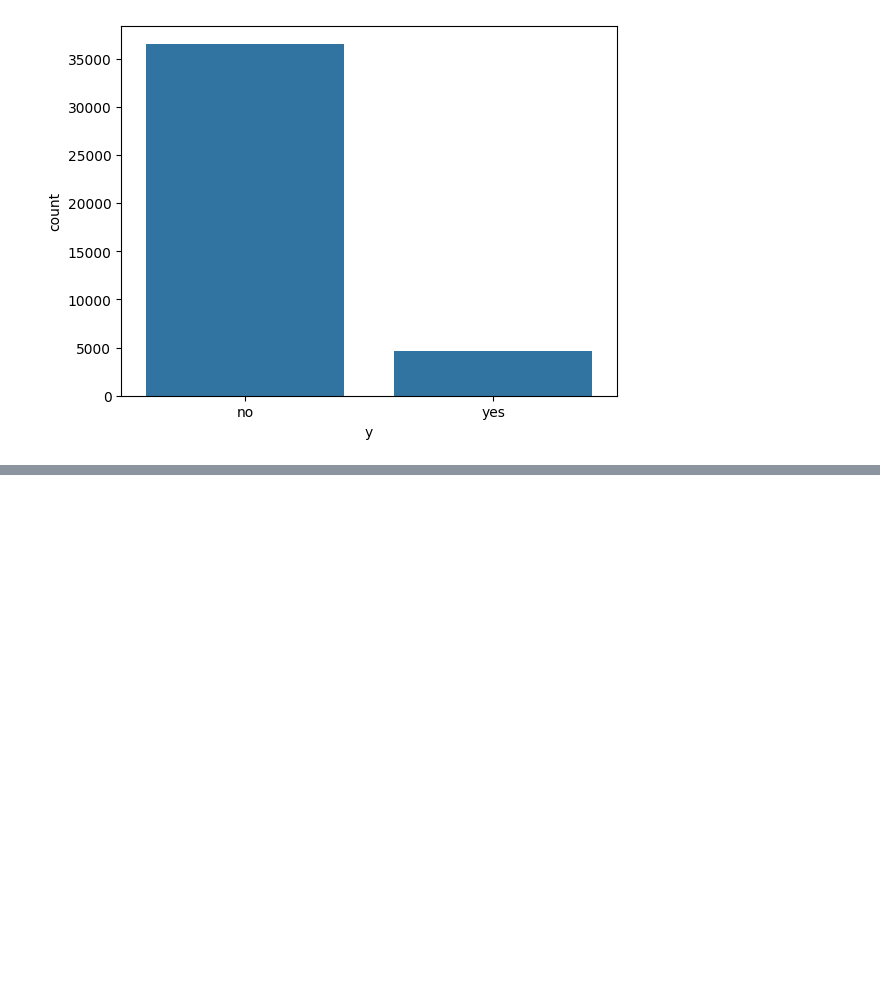
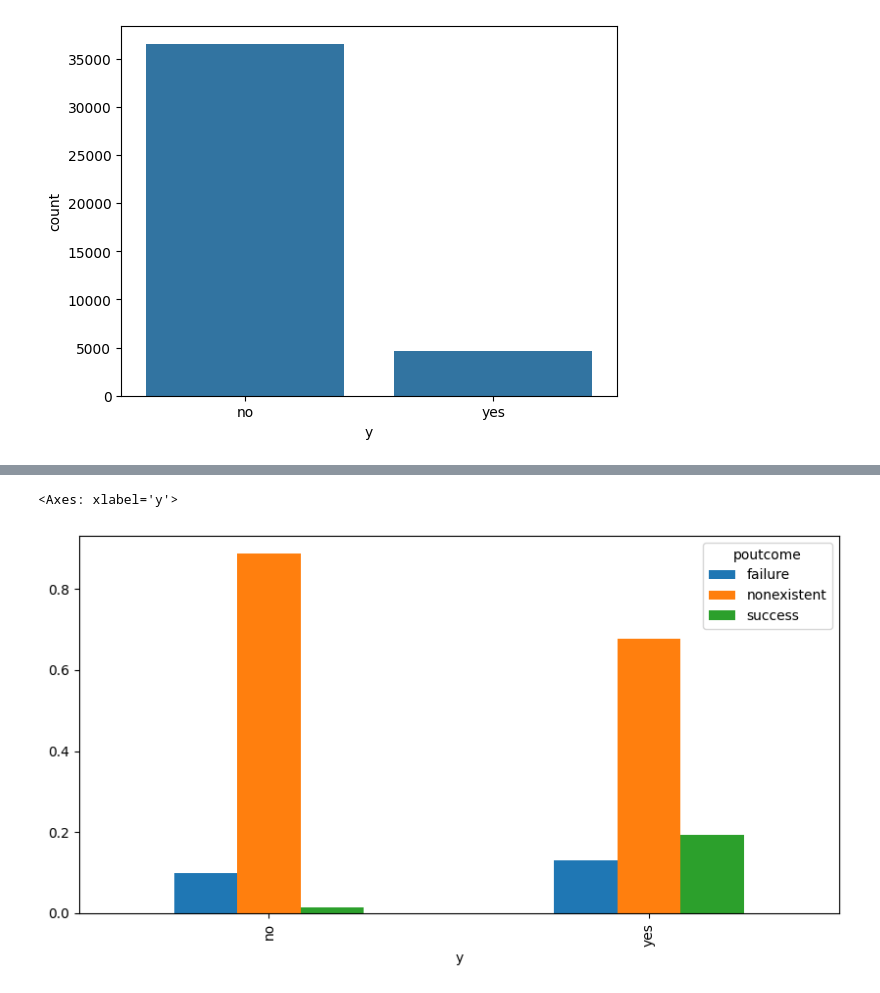
Before and after one commit to TaeyoonKim-DS/10-MLOps-Challenge, a Jupyter notebook: Banking_marketing/case.ipynb, the cells around one changed output, grey strips where cells are left out. Cells and saved outputs as stored; diff of their text form; code cells hidden in the pictures; blank space fills up the shorter version.

```diff
--- a/Banking_marketing/case.ipynb
+++ b/Banking_marketing/case.ipynb
@@ -242,0 +286,6 @@ sns.countplot(x=target_column, data=df)
+# %%
+df_poutcome_dependent_ratio = pd.crosstab(df[target_column], df[list_categorical_columns[-1]], normalize='index')
+df_poutcome_dependent_ratio.plot.bar(figsize=(10, 5))
+# %% [output]
+<Axes: xlabel='y'>
+[figure, added]
```
Also changed, not shown: parts of 39 cells of this notebook, 3 other files.
